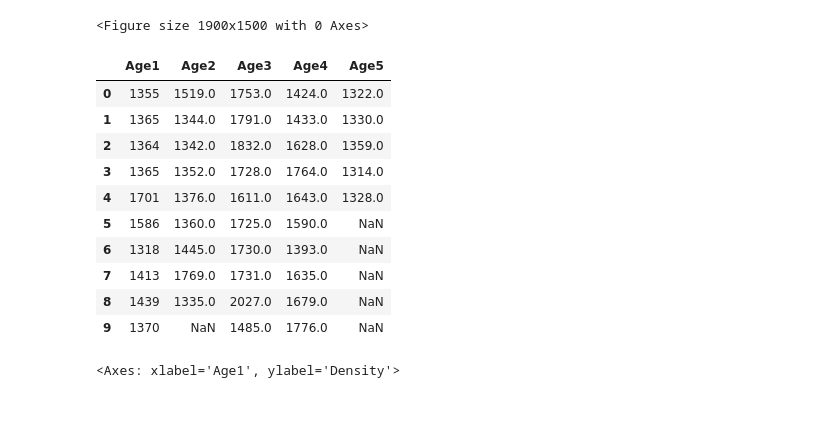
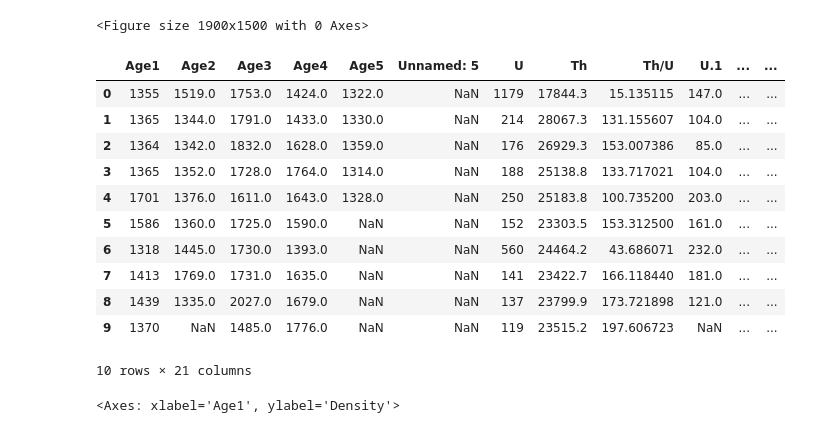
Before and after one commit to Neersha/Machine-learning, a Jupyter notebook: REE_PCA.ipynb, the cells around one changed output. Drawn from its saved outputs; the diff is of its cells as text; code cells hidden in the pictures.

```diff
--- a/REE_PCA.ipynb
+++ b/REE_PCA.ipynb
@@ -172,20 +172,21 @@ import statistics as sts
 pd.set_option('display.max_rows',None)
 # %%
 mart = pd.read_excel("All ages kde plot.xlsx")
-mart = mart[['Age1','Age2','Age3','Age4','Age5']]
+#mart = mart[['Age1','Age2','Age3','Age4','Age5']]
 mart.head(10)
 # %% [output]
-|  | Age1 | Age2 | Age3 | Age4 | Age5 |
-| 0 | 1355 | 1519.0 | 1753.0 | 1424.0 | 1322.0 |
-| 1 | 1365 | 1344.0 | 1791.0 | 1433.0 | 1330.0 |
-| 2 | 1364 | 1342.0 | 1832.0 | 1628.0 | 1359.0 |
-| 3 | 1365 | 1352.0 | 1728.0 | 1764.0 | 1314.0 |
-| 4 | 1701 | 1376.0 | 1611.0 | 1643.0 | 1328.0 |
-| 5 | 1586 | 1360.0 | 1725.0 | 1590.0 | NaN |
-| 6 | 1318 | 1445.0 | 1730.0 | 1393.0 | NaN |
-| 7 | 1413 | 1769.0 | 1731.0 | 1635.0 | NaN |
-| 8 | 1439 | 1335.0 | 2027.0 | 1679.0 | NaN |
-| 9 | 1370 | NaN | 1485.0 | 1776.0 | NaN |
+|  | Age1 | Age2 | Age3 | Age4 | Age5 | Unnamed: 5 | U | Th | Th/U | U.1 | ... | ... |
+| 0 | 1355 | 1519.0 | 1753.0 | 1424.0 | 1322.0 | NaN | 1179 | 17844.3 | 15.135115 | 147.0 | ... | ... |
+| 1 | 1365 | 1344.0 | 1791.0 | 1433.0 | 1330.0 | NaN | 214 | 28067.3 | 131.155607 | 104.0 | ... | ... |
+| 2 | 1364 | 1342.0 | 1832.0 | 1628.0 | 1359.0 | NaN | 176 | 26929.3 | 153.007386 | 85.0 | ... | ... |
+| 3 | 1365 | 1352.0 | 1728.0 | 1764.0 | 1314.0 | NaN | 188 | 25138.8 | 133.717021 | 104.0 | ... | ... |
+| 4 | 1701 | 1376.0 | 1611.0 | 1643.0 | 1328.0 | NaN | 250 | 25183.8 | 100.735200 | 203.0 | ... | ... |
+| 5 | 1586 | 1360.0 | 1725.0 | 1590.0 | NaN | NaN | 152 | 23303.5 | 153.312500 | 161.0 | ... | ... |
+| 6 | 1318 | 1445.0 | 1730.0 | 1393.0 | NaN | NaN | 560 | 24464.2 | 43.686071 | 232.0 | ... | ... |
+| 7 | 1413 | 1769.0 | 1731.0 | 1635.0 | NaN | NaN | 141 | 23422.7 | 166.118440 | 181.0 | ... | ... |
+| 8 | 1439 | 1335.0 | 2027.0 | 1679.0 | NaN | NaN | 137 | 23799.9 | 173.721898 | 121.0 | ... | ... |
+| 9 | 1370 | NaN | 1485.0 | 1776.0 | NaN | NaN | 119 | 23515.2 | 197.606723 | NaN | ... | ... |
+10 rows × 21 columns
 # %%
 sns.kdeplot(data=mart, x='Age1')
 # %% [output]
```
Also changed, not shown: parts of 15 cells of this notebook.
